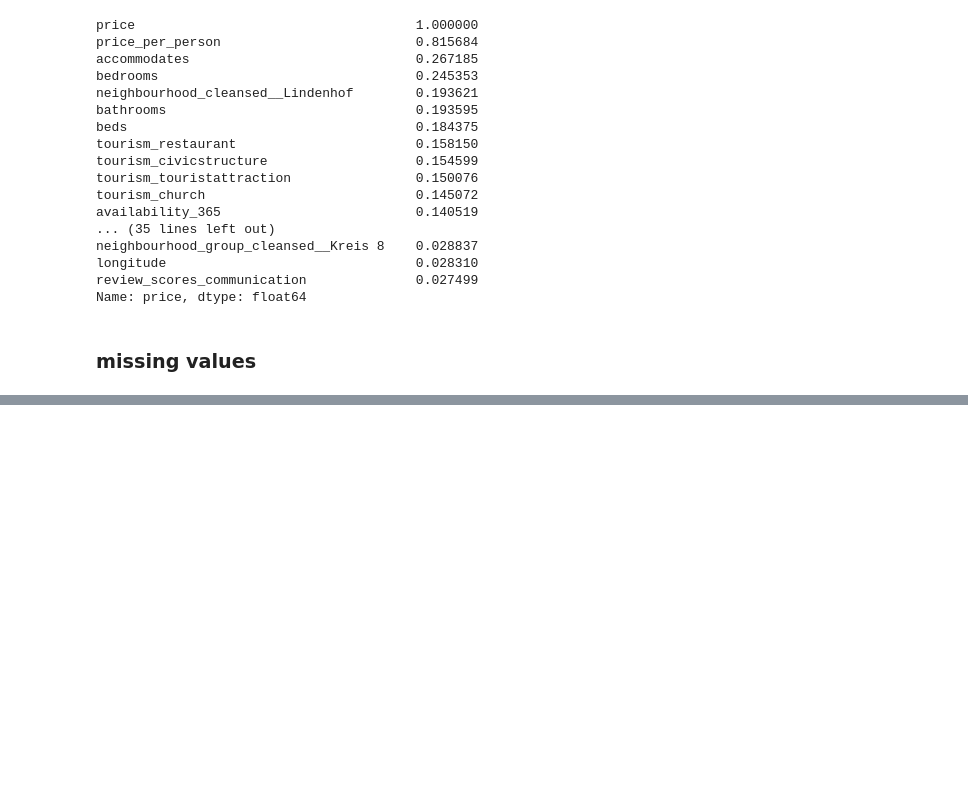
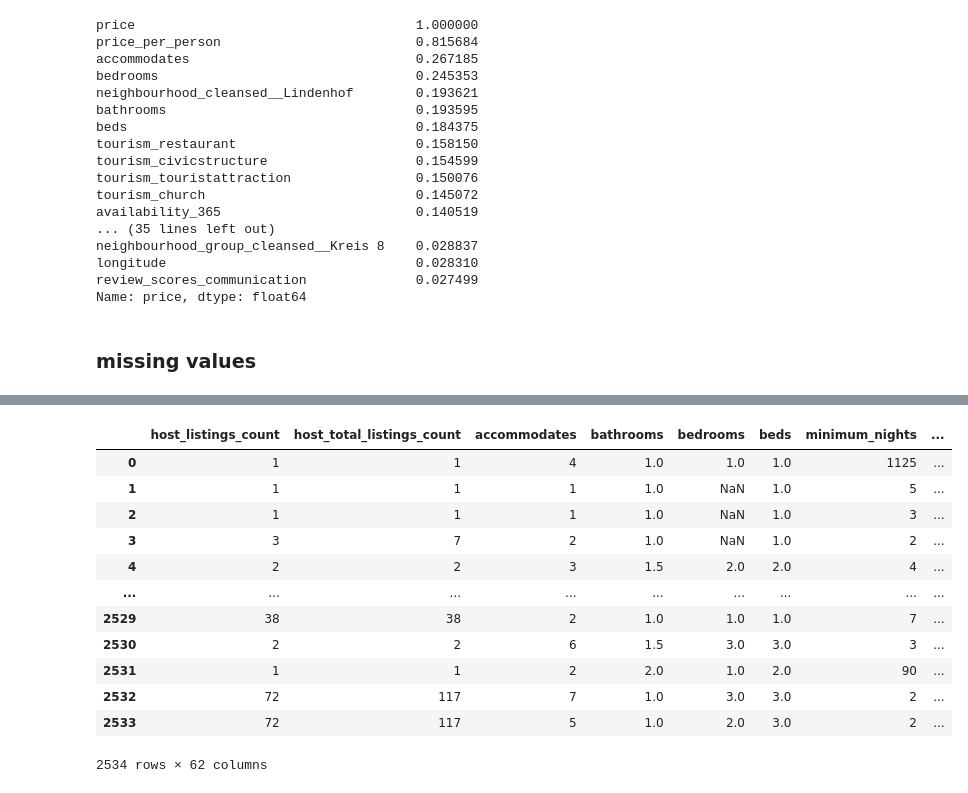
Before and after one commit to gerome-rac/DSF, a Jupyter notebook: data_analysis/airbnb.ipynb, the cells around one changed output, grey strips where cells are left out. Drawn from its saved outputs; the diff is of its cells as text; code cells hidden in the pictures; blank space fills up the shorter version.

```diff
--- a/data_analysis/airbnb.ipynb
+++ b/data_analysis/airbnb.ipynb
@@ -876,0 +956,4 @@ Name: price, dtype: float64
+# %%
+np.set_printoptions(precision=4, suppress=True)
+pd.set_option("display.max_rows", None)
+print(correlation_matrix["price"].sort_values(ascending=False, key=abs))
@@ -876,0 +1025,7 @@ Name: price, dtype: float64
+# %%
+# Find skewed numerical features
+high_skew = results[abs(results["Skewness"]) > 0.5]
+pd.set_option("display.max_rows", None)
+pd.reset_option("display.max_rows")
+list_high_skew = np.array(high_skew["Feature"]).tolist()
+print(list_high_skew)
@@ -876,0 +1123,16 @@ Name: price, dtype: float64
+# %%
+df
+# %% [output]
+|  | host_listings_count | host_total_listings_count | accommodates | bathrooms | bedrooms | beds | minimum_nights | ... |
+| 0 | 1 | 1 | 4 | 1.0 | 1.0 | 1.0 | 1125 | ... |
+| 1 | 1 | 1 | 1 | 1.0 | NaN | 1.0 | 5 | ... |
+| 2 | 1 | 1 | 1 | 1.0 | NaN | 1.0 | 3 | ... |
+| 3 | 3 | 7 | 2 | 1.0 | NaN | 1.0 | 2 | ... |
+| 4 | 2 | 2 | 3 | 1.5 | 2.0 | 2.0 | 4 | ... |
+| ... | ... | ... | ... | ... | ... | ... | ... | ... |
+| 2529 | 38 | 38 | 2 | 1.0 | 1.0 | 1.0 | 7 | ... |
+| 2530 | 2 | 2 | 6 | 1.5 | 3.0 | 3.0 | 3 | ... |
+| 2531 | 1 | 1 | 2 | 2.0 | 1.0 | 2.0 | 90 | ... |
+| 2532 | 72 | 117 | 7 | 1.0 | 3.0 | 3.0 | 2 | ... |
+| 2533 | 72 | 117 | 5 | 1.0 | 2.0 | 3.0 | 2 | ... |
+2534 rows × 62 columns
```
Also changed, not shown: parts of 17 cells of this notebook.
